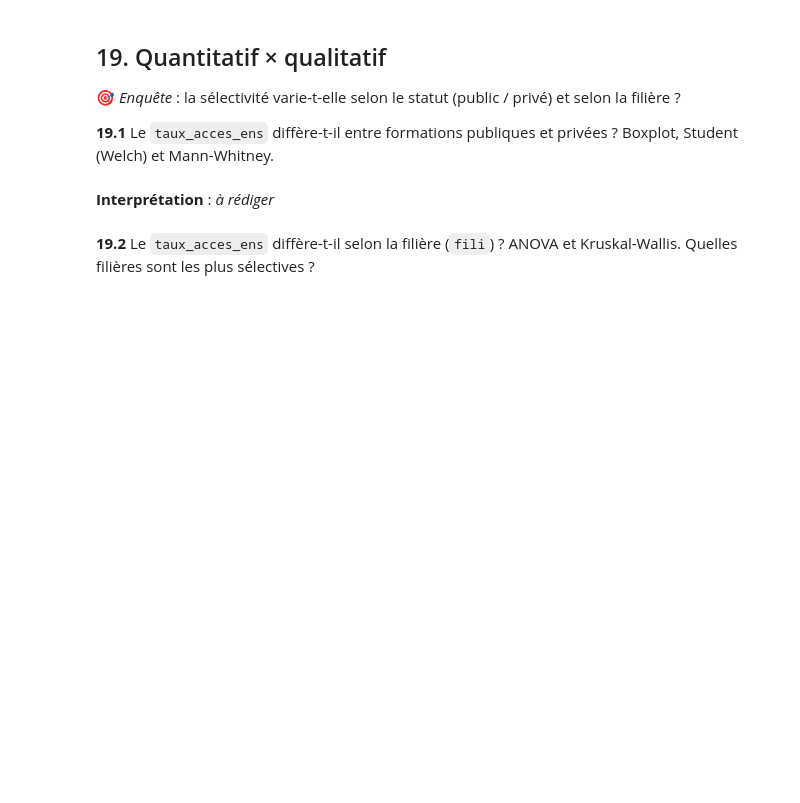
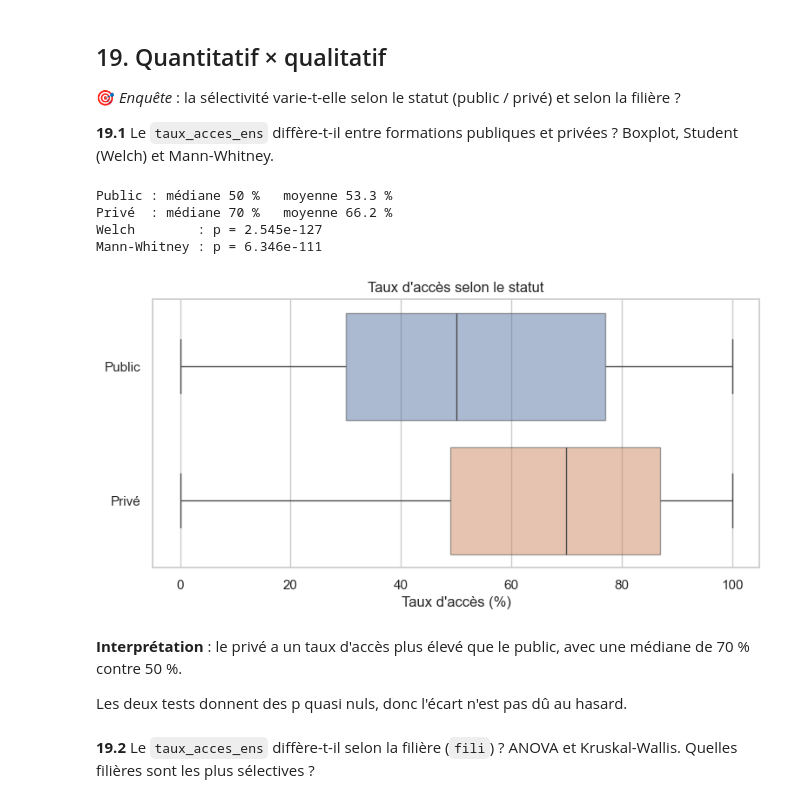
Before and after one commit to Atabbi/Analyse-Univari-, a Jupyter notebook: TP_Parcoursup.ipynb, the cells around one changed output. Drawn from its saved outputs; the diff is of its cells as text; code cells hidden in the pictures; blank space fills up the shorter version.

```diff
--- a/TP_Parcoursup.ipynb
+++ b/TP_Parcoursup.ipynb
@@ -1138,7 +1138,32 @@ Sur la carte, c'est le privé sous contrat qui ressort le plus : il a beaucoup m
 🎯 *Enquête* : la sélectivité varie-t-elle selon le statut (public / privé) et selon la filière ?
 
 **19.1** Le `taux_acces_ens` diffère-t-il entre formations publiques et privées ? Boxplot, Student (Welch) et Mann-Whitney.
+# %%
+df['statut'] = np.where(df['contrat_etab'].str.startswith('Privé'), 'Privé', 'Public')
+pub = df[df['statut'] == 'Public']['taux_acces_ens'].dropna()
+pri = df[df['statut'] == 'Privé']['taux_acces_ens'].dropna()
+
+print(f"Public : médiane {pub.median():.0f} %   moyenne {pub.mean():.1f} %")
+print(f"Privé  : médiane {pri.median():.0f} %   moyenne {pri.mean():.1f} %")
+print(f"Welch        : p = {stats.ttest_ind(pub, pri, equal_var=False).pvalue:.4g}")
+print(f"Mann-Whitney : p = {stats.mannwhitneyu(pub, pri).pvalue:.4g}")
+
+plt.figure(figsize=(9, 4))
+sns.boxplot(data=df, x='taux_acces_ens', y='statut', hue='statut',
+            palette='deep', legend=False, boxprops=dict(alpha=0.5))
+plt.xlabel("Taux d'accès (%)")
+plt.ylabel("")
+plt.title("Taux d'accès selon le statut")
+plt.show()
+# %% [output]
+Public : médiane 50 %   moyenne 53.3 %
+Privé  : médiane 70 %   moyenne 66.2 %
+Welch        : p = 2.545e-127
+Mann-Whitney : p = 6.346e-111
+[figure, added]
 # %% [markdown]
-**Interprétation** : _à rédiger_
+**Interprétation** : le privé a un taux d'accès plus élevé que le public, avec une médiane de 70 % contre 50 %.
+
+Les deux tests donnent des p quasi nuls, donc l'écart n'est pas dû au hasard.
 # %% [markdown]
 **19.2** Le `taux_acces_ens` diffère-t-il selon la filière (`fili`) ? ANOVA et Kruskal-Wallis. Quelles filières sont les plus sélectives ?
```
Also changed, not shown: parts of 2 cells of this notebook.
